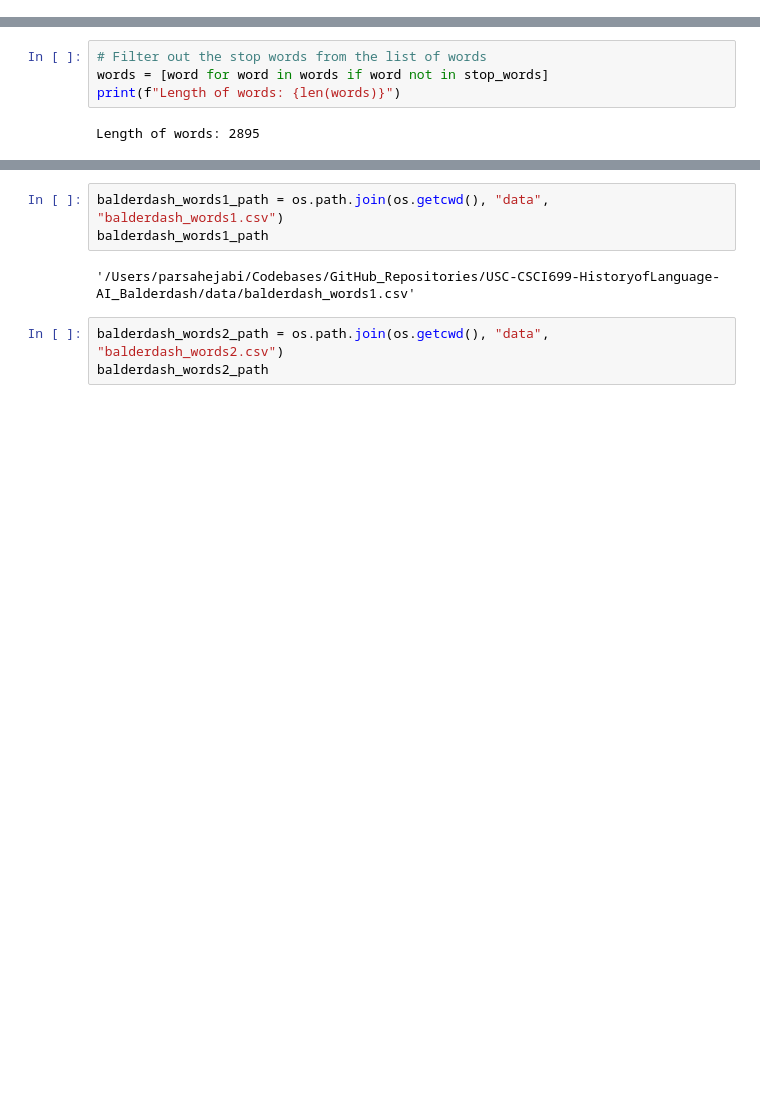
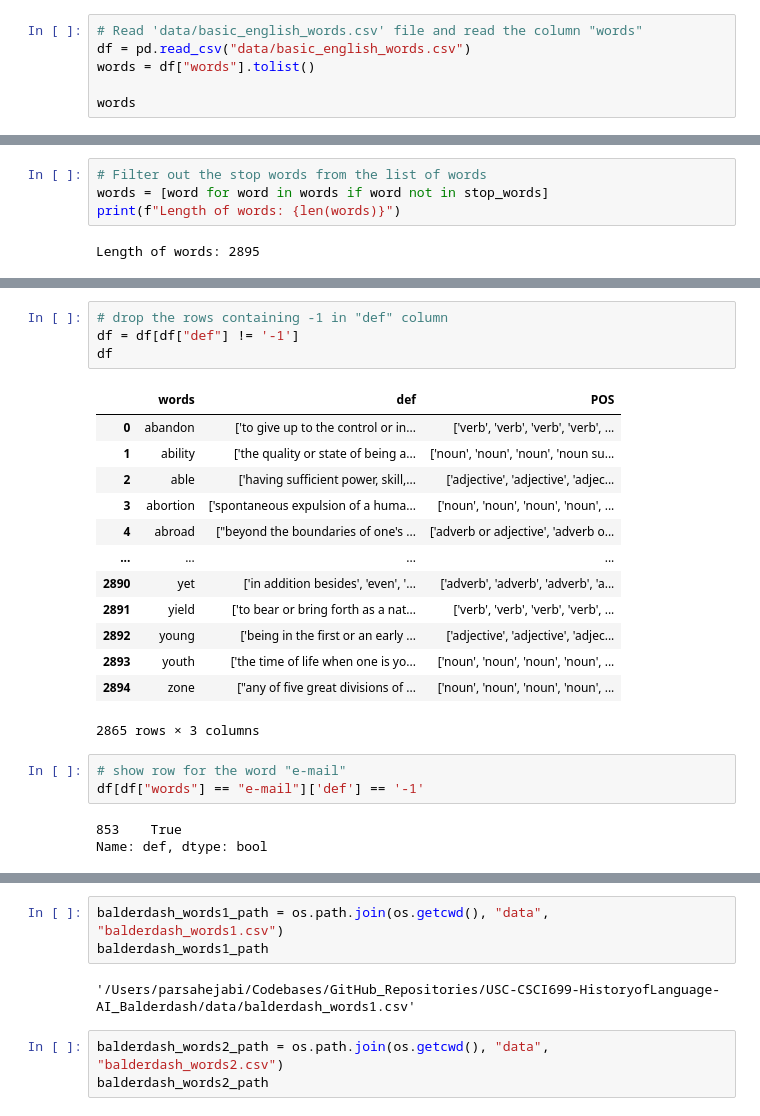
Before and after one commit to ParsaHejabi/Simulation-Framework-for-Multi-Agent-Balderdash, a Jupyter notebook: create_dataset.ipynb, the cells around one changed output, grey strips where cells are left out. Cells and saved outputs as stored; diff of their text form; blank space fills up the shorter version.

```diff
--- a/create_dataset.ipynb
+++ b/create_dataset.ipynb
@@ -69,0 +26,6 @@ stop_words
+# %%
+# Read 'data/basic_english_words.csv' file and read the column "words"
+df = pd.read_csv("data/basic_english_words.csv")
+words = df["words"].tolist()
+
+words
@@ -75,0 +93,24 @@ Length of words: 2895
+# %%
+# drop the rows containing -1 in "def" column
+df = df[df["def"] != '-1']
+df
+# %% [output]
+|  | words | def | POS |
+| 0 | abandon | ['to give up to the control or in... | ['verb', 'verb', 'verb', 'verb', ... |
+| 1 | ability | ['the quality or state of being a... | ['noun', 'noun', 'noun', 'noun su... |
+| 2 | able | ['having sufficient power, skill,... | ['adjective', 'adjective', 'adjec... |
+| 3 | abortion | ['spontaneous expulsion of a huma... | ['noun', 'noun', 'noun', 'noun', ... |
+| 4 | abroad | ["beyond the boundaries of one's ... | ['adverb or adjective', 'adverb o... |
+| ... | ... | ... | ... |
+| 2890 | yet | ['in addition besides', 'even', '... | ['adverb', 'adverb', 'adverb', 'a... |
+| 2891 | yield | ['to bear or bring forth as a nat... | ['verb', 'verb', 'verb', 'verb', ... |
+| 2892 | young | ['being in the first or an early ... | ['adjective', 'adjective', 'adjec... |
+| 2893 | youth | ['the time of life when one is yo... | ['noun', 'noun', 'noun', 'noun', ... |
+| 2894 | zone | ["any of five great divisions of ... | ['noun', 'noun', 'noun', 'noun', ... |
+2865 rows × 3 columns
+# %%
+# show row for the word "e-mail"
+df[df["words"] == "e-mail"]['def'] == '-1'
+# %% [output]
+853    True
+Name: def, dtype: bool
```
Also changed, not shown: parts of 17 cells of this notebook, 8 other files.
